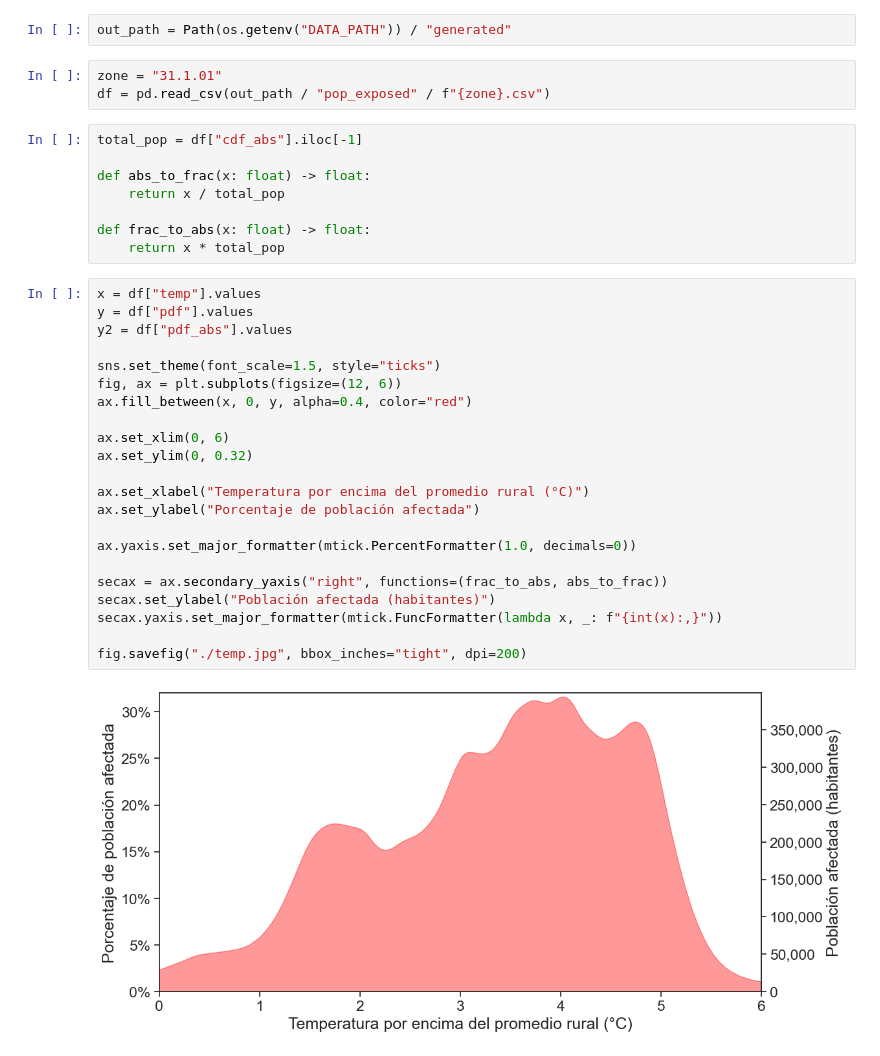
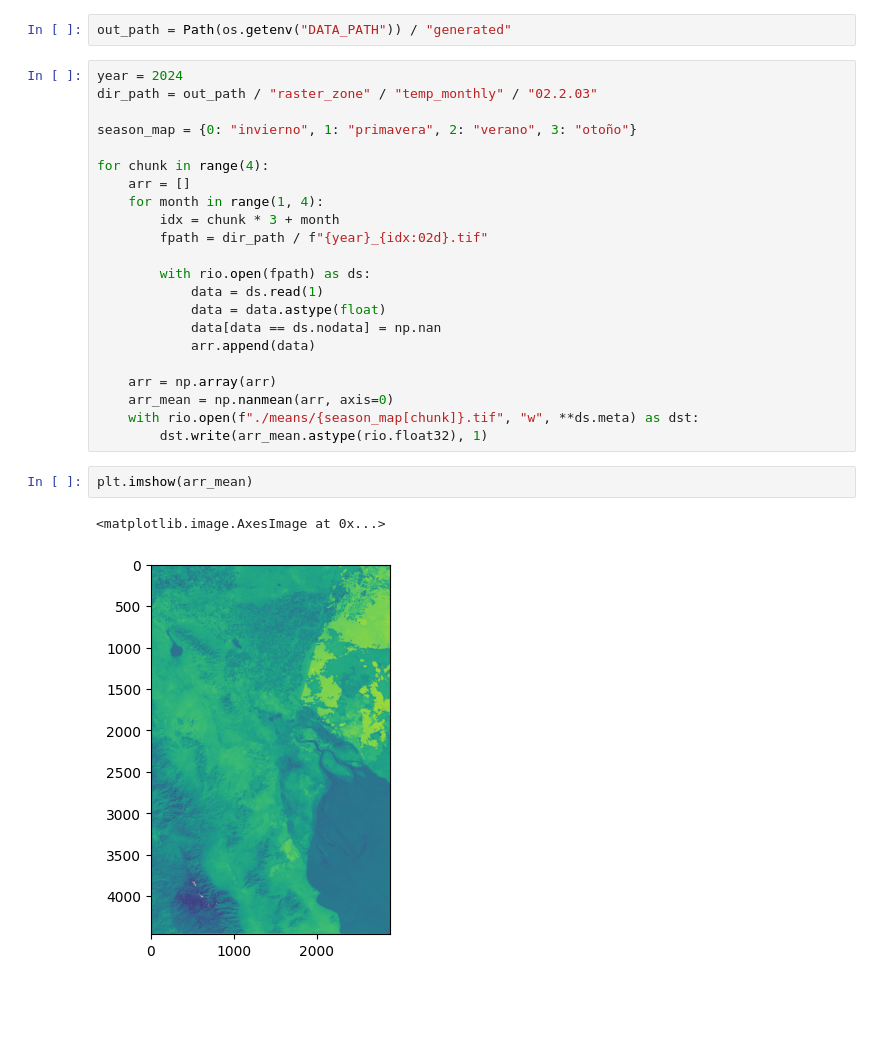
Before and after one commit to RodolfoFigueroa/heat_islands_workflow, a Jupyter notebook: test.ipynb, the cells around one changed output. Drawn from its saved outputs; the diff is of its cells as text; blank space fills up the shorter version.

```diff
--- a/test.ipynb
+++ b/test.ipynb
@@ -10,37 +12,29 @@ import pandas as pd
 # %%
 out_path = Path(os.getenv("DATA_PATH")) / "generated"
-# %%
-zone = "31.1.01"
-df = pd.read_csv(out_path / "pop_exposed" / f"{zone}.csv")
-# %%
-total_pop = df["cdf_abs"].iloc[-1]
-
-def abs_to_frac(x: float) -> float:
-    return x / total_pop
-
-def frac_to_abs(x: float) -> float:
-    return x * total_pop
-# %%
-x = df["temp"].values
-y = df["pdf"].values
-y2 = df["pdf_abs"].values
-
-sns.set_theme(font_scale=1.5, style="ticks")
-fig, ax = plt.subplots(figsize=(12, 6))
-ax.fill_between(x, 0, y, alpha=0.4, color="red")
-
-ax.set_xlim(0, 6)
-ax.set_ylim(0, 0.32)
-
-ax.set_xlabel("Temperatura por encima del promedio rural (°C)")
-ax.set_ylabel("Porcentaje de población afectada")
-
-ax.yaxis.set_major_formatter(mtick.PercentFormatter(1.0, decimals=0))
-
-secax = ax.secondary_yaxis("right", functions=(frac_to_abs, abs_to_frac))
-secax.set_ylabel("Población afectada (habitantes)")
-secax.yaxis.set_major_formatter(mtick.FuncFormatter(lambda x, _: f"{int(x):,}"))
-
-fig.savefig("./temp.jpg", bbox_inches="tight", dpi=200)
-# %% [output]
-[figure, removed]
+# %%
+year = 2024
+dir_path = out_path / "raster_zone" / "temp_monthly" / "02.2.03"
+
+season_map = {0: "invierno", 1: "primavera", 2: "verano", 3: "otoño"}
+
+for chunk in range(4):
+    arr = []
+    for month in range(1, 4):
+        idx = chunk * 3 + month
+        fpath = dir_path / f"{year}_{idx:02d}.tif"
+
+        with rio.open(fpath) as ds:
+            data = ds.read(1)
+            data = data.astype(float)
+            data[data == ds.nodata] = np.nan
+            arr.append(data)
+
+    arr = np.array(arr)
+    arr_mean = np.nanmean(arr, axis=0)
+    with rio.open(f"./means/{season_map[chunk]}.tif", "w", **ds.meta) as dst:
+        dst.write(arr_mean.astype(rio.float32), 1)
+# %%
+plt.imshow(arr_mean)
+# %% [output]
+<matplotlib.image.AxesImage at 0x...>
+[figure, added]
```
Also changed, not shown: parts of 1 cell of this notebook, 4 other files.
